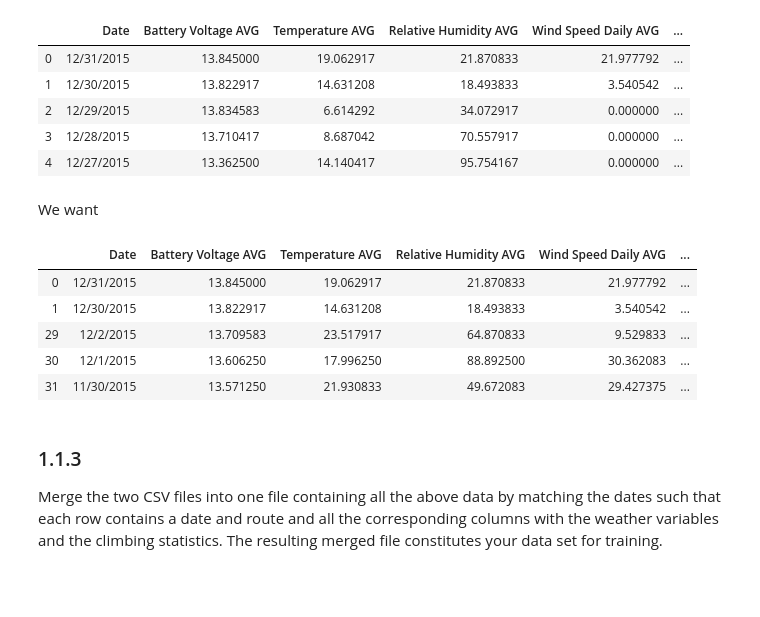
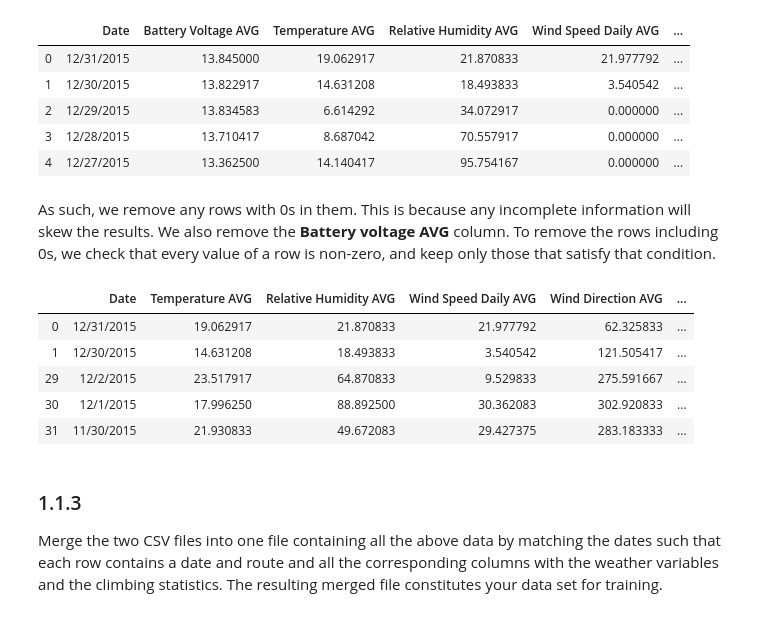
Before and after one commit to romdespoel/methodsDataScience1, a Jupyter notebook: cw1.ipynb, the cells around one changed output. Cells and saved outputs as stored; diff of their text form; code cells hidden in the pictures; blank space fills up the shorter version.

```diff
--- a/cw1.ipynb
+++ b/cw1.ipynb
@@ -57,19 +92,20 @@ w_data.head()
 | 2 | 12/29/2015 | 13.834583 | 6.614292 | 34.072917 | 0.000000 | ... |
 | 3 | 12/28/2015 | 13.710417 | 8.687042 | 70.557917 | 0.000000 | ... |
 | 4 | 12/27/2015 | 13.362500 | 14.140417 | 95.754167 | 0.000000 | ... |
-# %% [markdown]
-We want
+# %% [markdown]
+As such, we remove any rows with 0s in them. This is because any incomplete information will skew the results. We also remove the **Battery voltage AVG** column. To remove the rows including 0s, we check that every value of a row is non-zero, and keep only those that satisfy that condition.
 # %%
+w_data = w_data.drop(columns="Battery Voltage AVG")
 #Create a boolean dataframe, and check that all the columns are not equal to 0 to get a list of T/F...
 w_data = w_data[(w_data[w_data.columns] != 0).all(axis=1)]
 w_data.head()
 # %% [output]
-|  | Date | Battery Voltage AVG | Temperature AVG | Relative Humidity AVG | Wind Speed Daily AVG | ... |
-| 0 | 12/31/2015 | 13.845000 | 19.062917 | 21.870833 | 21.977792 | ... |
-| 1 | 12/30/2015 | 13.822917 | 14.631208 | 18.493833 | 3.540542 | ... |
-| 29 | 12/2/2015 | 13.709583 | 23.517917 | 64.870833 | 9.529833 | ... |
-| 30 | 12/1/2015 | 13.606250 | 17.996250 | 88.892500 | 30.362083 | ... |
-| 31 | 11/30/2015 | 13.571250 | 21.930833 | 49.672083 | 29.427375 | ... |
+|  | Date | Temperature AVG | Relative Humidity AVG | Wind Speed Daily AVG | Wind Direction AVG | ... |
+| 0 | 12/31/2015 | 19.062917 | 21.870833 | 21.977792 | 62.325833 | ... |
+| 1 | 12/30/2015 | 14.631208 | 18.493833 | 3.540542 | 121.505417 | ... |
+| 29 | 12/2/2015 | 23.517917 | 64.870833 | 9.529833 | 275.591667 | ... |
+| 30 | 12/1/2015 | 17.996250 | 88.892500 | 30.362083 | 302.920833 | ... |
+| 31 | 11/30/2015 | 21.930833 | 49.672083 | 29.427375 | 283.183333 | ... |
 # %% [markdown]
 ### 1.1.3
 Merge the two CSV files into one file containing all the above data by matching the dates such that each row contains a date and route and all the corresponding columns with the weather variables and the climbing statistics. The resulting merged file constitutes your data set for training.
```
Also changed, not shown: parts of 38 cells of this notebook, 1 other file.
